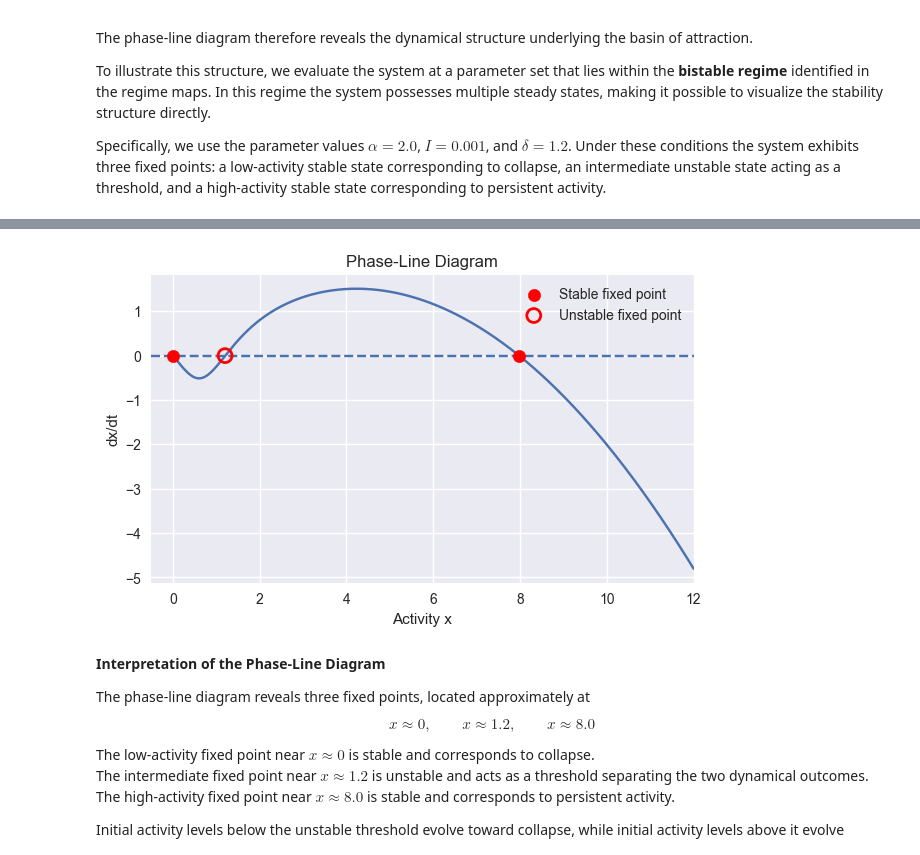
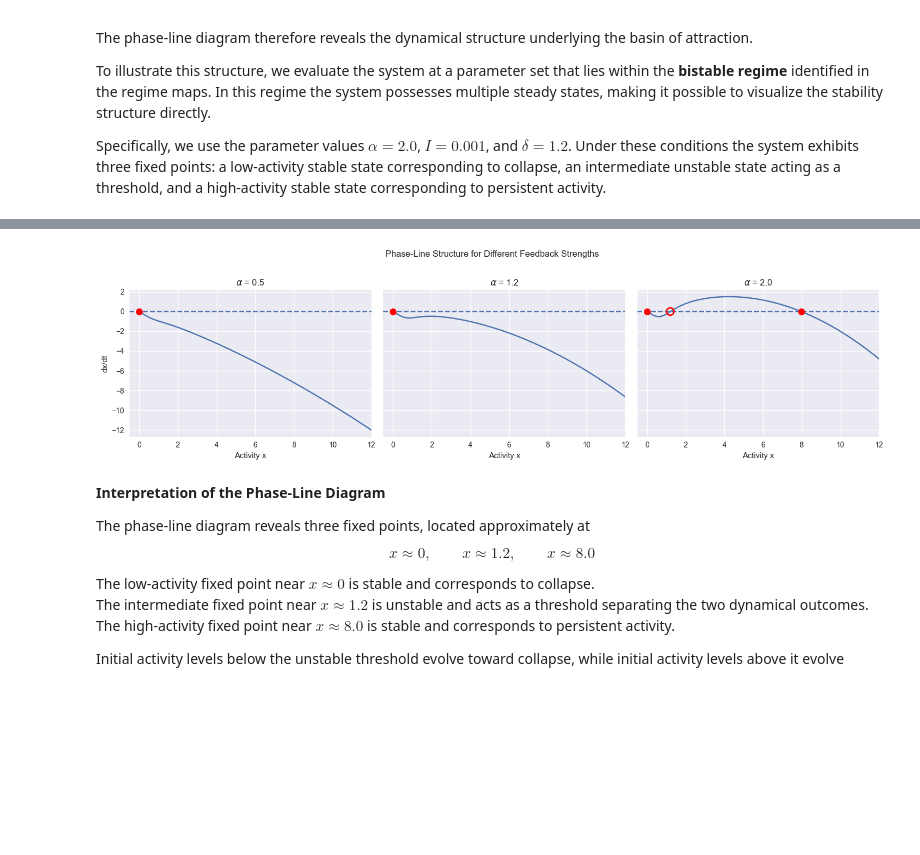
Before and after one commit to nyllade/life-dynamical-attractor, a Jupyter notebook: attractor_model.ipynb, the cells around one changed output, grey strips where cells are left out. Cells and saved outputs as stored; diff of their text form; code cells hidden in the pictures; blank space fills up the shorter version.

Commit message:
phase line diagram fix

```diff
--- a/attractor_model.ipynb
+++ b/attractor_model.ipynb
@@ -532,8 +532,10 @@ To illustrate this structure, we evaluate the system at a parameter set that lie
 
 Specifically, we use the parameter values $\alpha = 2.0$, $I = 0.001$, and $\delta = 1.2$. Under these conditions the system exhibits three fixed points: a low-activity stable state corresponding to collapse, an intermediate unstable state acting as a threshold, and a high-activity stable state corresponding to persistent activity.
 # %%
-# Parameters for phase-line analysis
-alpha_phase = 2.0
+# environmental parameters (kept fixed)
 delta_phase = 1.2
 I_phase = 0.001
+
+# feedback strengths to compare
+alpha_values = [0.5, 1.2, 2.0]
 # %%
@@ -567,45 +570,45 @@ Approx fixed points: [0.         1.20300752 7.96992481]
 # %%
-plt.figure(figsize=(7,4))
+fig, axes = plt.subplots(1, 3, figsize=(15,4), sharey=True)
 
-# dx/dt curve
-plt.plot(x_vals, dxdt_vals)
+for ax, alpha_phase in zip(axes, alpha_values):
 
-# zero line
-plt.axhline(0, linestyle="--")
+    dxdt_vals = phase_data[alpha_phase]["dxdt"]
+    fixed_points = phase_data[alpha_phase]["fixed_points"]
 
+    ax.plot(x_vals, dxdt_vals)
 
-# stable fixed points (filled circles)
-plt.scatter(stable_points,
-            [0]*len(stable_points),
-            color="red",
-            s=80,
-            zorder=5,
-            label="Stable fixed point")
+    ax.axhline(0, linestyle="--")
 
-plt.scatter(unstable_points,
-            [0]*len(unstable_points),
-            facecolors="none",
-            edgecolors="red",
-            s=100,
-            linewidth=2,
-            zorder=6,
-            label="Unstable fixed point")
+    # plot fixed points
+    for i, fp in enumerate(fixed_points):
 
-plt.legend(loc="upper right", frameon=False)
+        if i % 2 == 0:   # stable
+            ax.scatter(fp, 0,
+                       color="red",
+                       s=80,
+                       zorder=5)
 
+        else:            # unstable
+            ax.scatter(fp, 0,
+                       facecolors="none",
+                       edgecolors="red",
+                       s=100,
+                       linewidth=2,
+                       zorder=6)
 
-plt.xlabel("Activity x")
-plt.ylabel("dx/dt")
+    ax.set_title(f"$\\alpha$ = {alpha_phase}")
+    ax.set_xlabel("Activity x")
+    ax.grid(True)
+    ax.set_xlim(-0.5, 12)
 
-plt.title("Phase-Line Diagram")
+axes[0].set_ylabel("dx/dt")
 
-plt.legend()
+plt.suptitle("Phase-Line Structure for Different Feedback Strengths", y=1.02)
 
-plt.grid(True)
-plt.xlim(-0.5, 12)
+plt.tight_layout()
 plt.show()
 # %% [output]
-[figure, old version]
+[figure, new version]
 # %% [markdown]
 **Interpretation of the Phase-Line Diagram**
 
```
Also changed, not shown: parts of 1 cell of this notebook, 1 other file.
